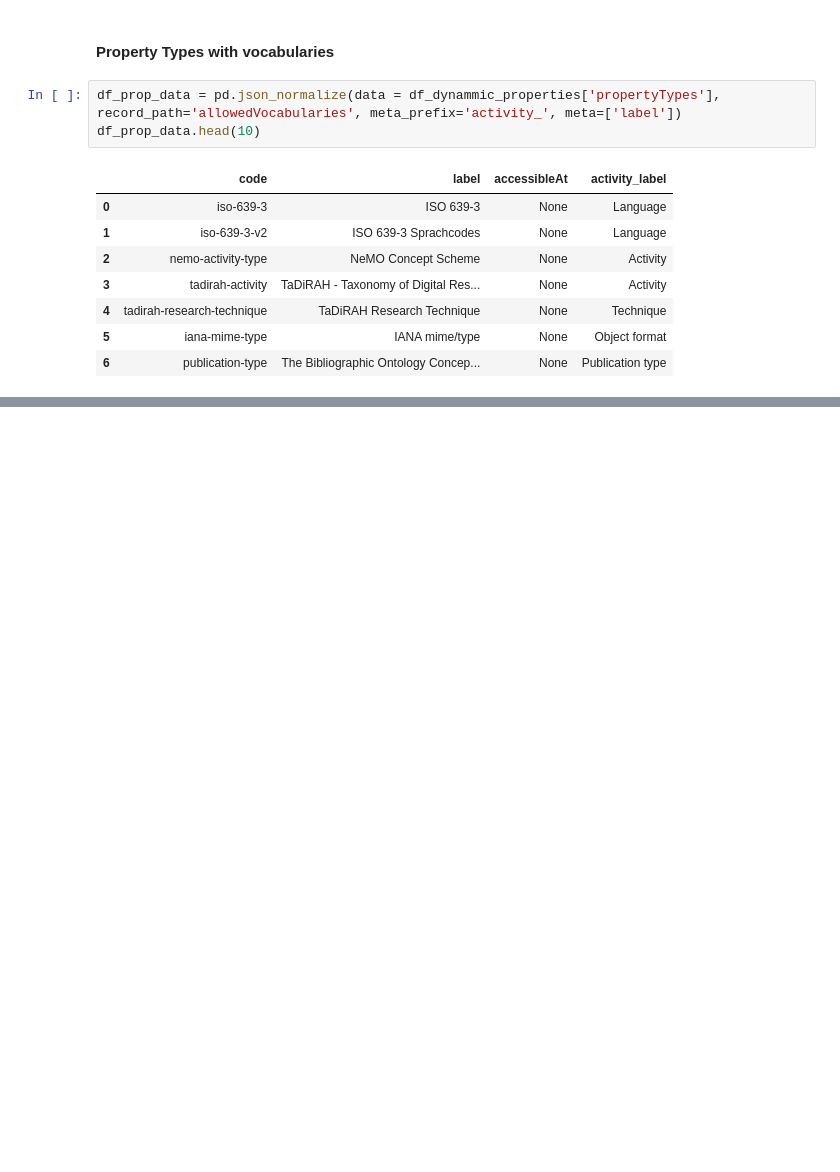
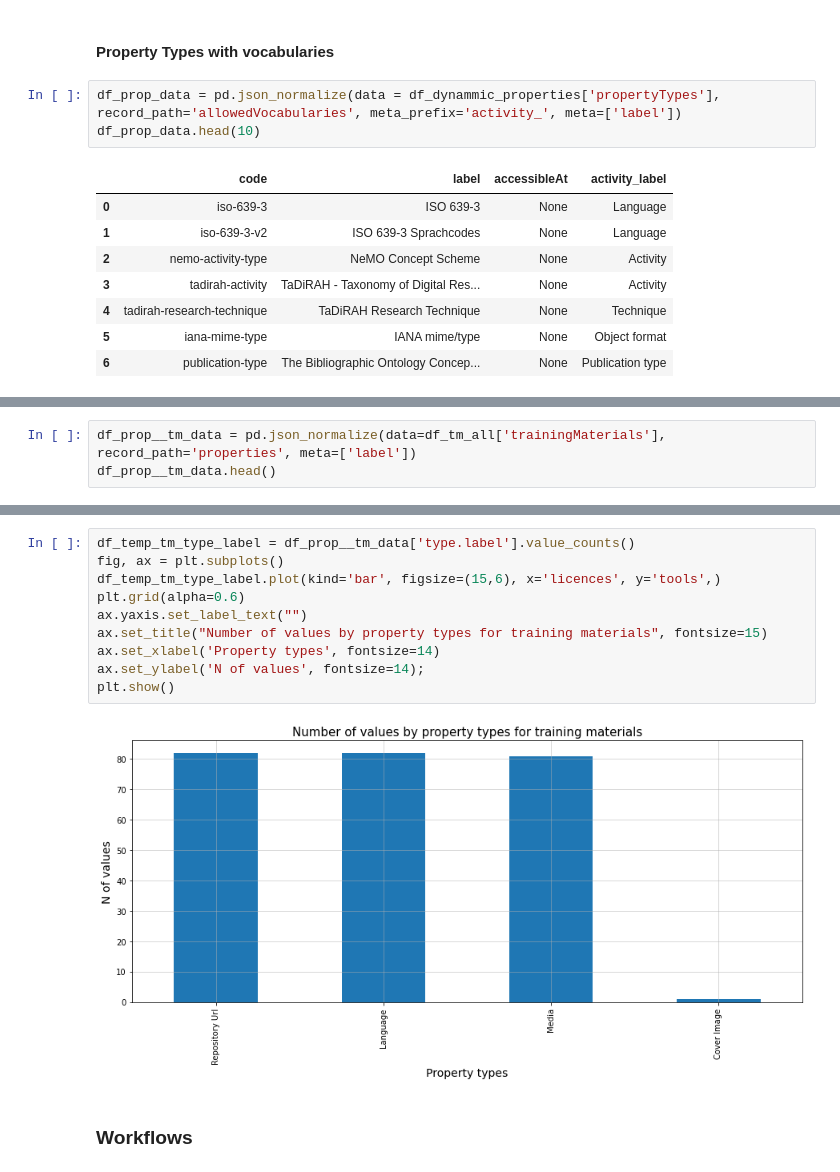
Before and after one commit to cesareconcordia/sshoc-resources, a Jupyter notebook: SSHOCTermsCheck.ipynb, the cells around one changed output, grey strips where cells are left out. Cells and saved outputs as stored; diff of their text form; blank space fills up the shorter version.

```diff
--- a/SSHOCTermsCheck.ipynb
+++ b/SSHOCTermsCheck.ipynb
@@ -447,0 +172,3 @@ df_coffi.head()
+# %%
+df_prop__tm_data = pd.json_normalize(data=df_tm_all['trainingMaterials'], record_path='properties', meta=['label'])
+df_prop__tm_data.head()
@@ -447,0 +182,14 @@ df_coffi.head()
+# %%
+df_temp_tm_type_label = df_prop__tm_data['type.label'].value_counts()
+fig, ax = plt.subplots()
+df_temp_tm_type_label.plot(kind='bar', figsize=(15,6), x='licences', y='tools',)
+plt.grid(alpha=0.6)
+ax.yaxis.set_label_text("")
+ax.set_title("Number of values by property types for training materials", fontsize=15)
+ax.set_xlabel('Property types', fontsize=14)
+ax.set_ylabel('N of values', fontsize=14);
+plt.show()
+# %% [output]
+[figure, added]
+# %% [markdown]
+### Workflows
```
Also changed, not shown: parts of 80 cells of this notebook.
